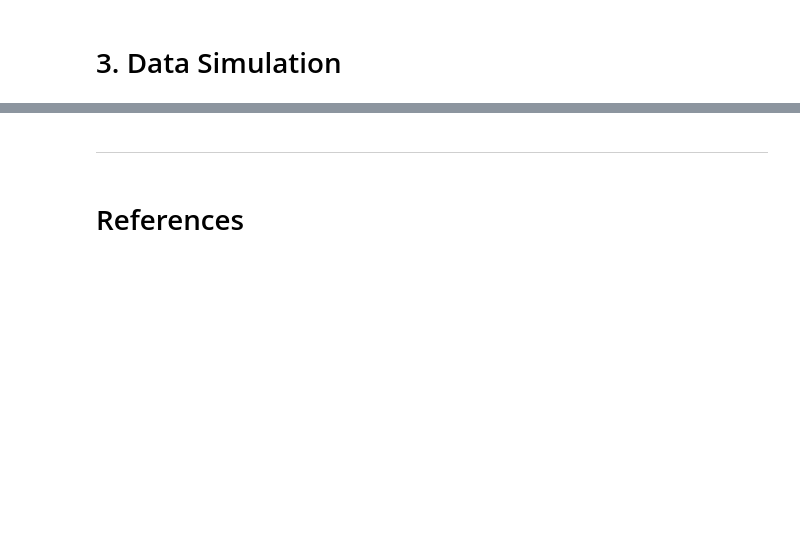
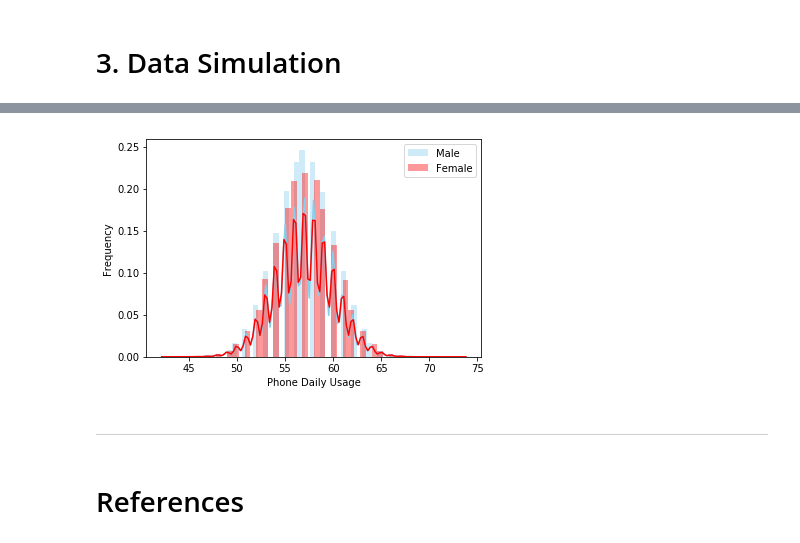
Before and after one commit to simonava5/ProgrammingProject, a Jupyter notebook: Real Life Data.ipynb, the cells around one changed output, grey strips where cells are left out. Saved outputs shown, nothing was run; the diff lists cells and outputs as text; code cells hidden in the pictures; blank space fills up the shorter version.

```diff
--- a/Real Life Data.ipynb
+++ b/Real Life Data.ipynb
@@ -192,0 +295,5 @@ min(s)
+# %%
+# Extract data with Males who have downloaded 1 app and their daily phone usage
+array = ['Male']
+Male1 = NewData.loc[(NewData['Social Media Apps'] == 1) & NewData['Gender'].isin(array)]
+Male1 # Print
@@ -192,0 +319,5 @@ min(s)
+# %%
+# Extract data with Females who have downloaded 1 application
+array = ['Female']
+Female1 = NewData.loc[(NewData['Social Media Apps'] == 1) & NewData['Gender'].isin(array)]
+Female1
@@ -193,3 +375,11 @@ min(s)
+# %%
+sns.distplot( Male1["Phone Daily Usage"] , color="skyblue", label="Male")
+sns.distplot( Female1["Phone Daily Usage"] , color="red", label="Female")
+plt.legend()
+plt.ylabel("Frequency")
+plt.show()
+# %% [output]
+[figure, added]
 # %% [markdown]
 -------------------------------------------------------------------------------------------------------------------------
 # %% [markdown]
```
Also changed, not shown: parts of 33 cells of this notebook.
